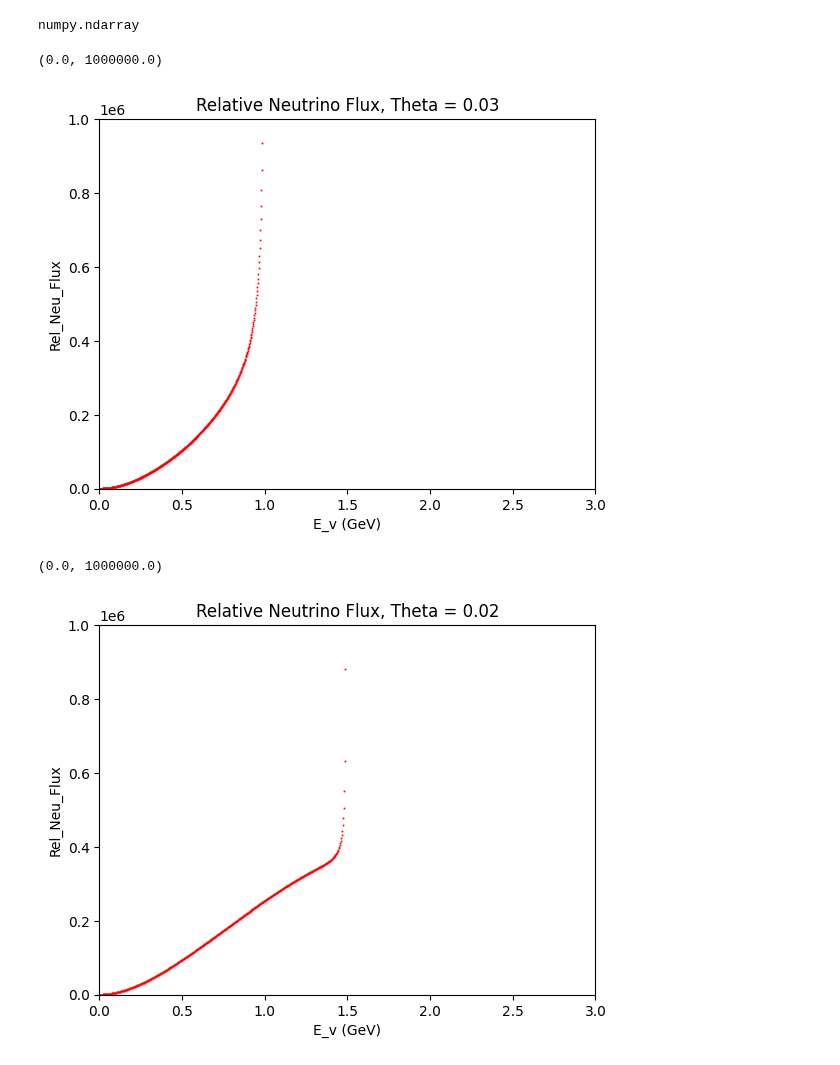
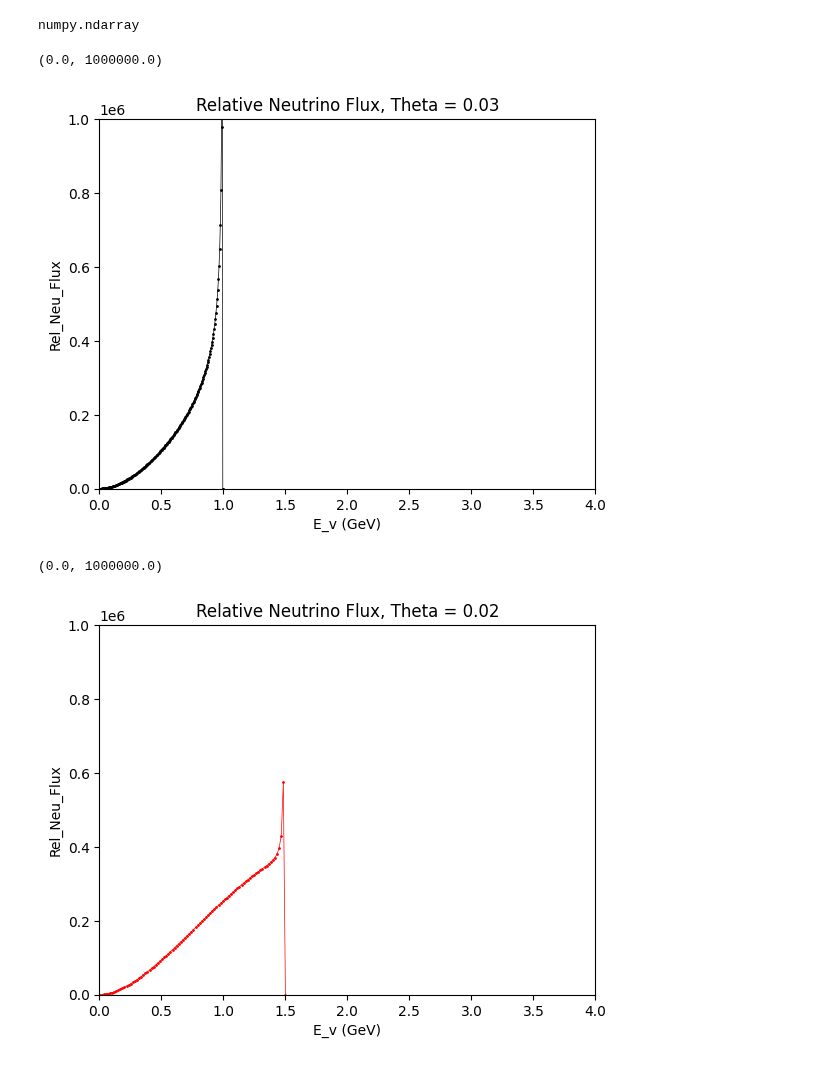
Before and after one commit to MrD0balina/Fourth-Year-Project---Neutrino-Oscillations, a Jupyter notebook: Defining_The_Plotting_Functions_Lists.ipynb, the cells around one changed output. Cells and saved outputs as stored; diff of their text form; code cells hidden in the pictures.

```diff
--- a/Defining_The_Plotting_Functions_Lists.ipynb
+++ b/Defining_The_Plotting_Functions_Lists.ipynb
@@ -584,19 +582,30 @@ type(Rel_Neu_Flux)
 # %% [output]
 numpy.ndarray
 # %%
-plt.scatter( E_v , Rel_Neu_Flux , s = 0.2 , c = "r" , marker = "x" )
+E_v = np.linspace( 0 , 1 , 200 )
+theta = 0.03
+
+cos_theta_star = (  ( 1 - ( ( E_v ** 2 ) / ( E_v_star ** 2 ) ) * ( ( 1 / ( ( cos(theta) ) ** 2 ) ) - 1 ) ) ** ( 1 / 2 ) )
+
+E_pi = (  (m_pi * E_v )    /  (   E_v_star * ( 1 + cos_theta_star )  )   )
+
+Rel_Neu_Flux = ( ( ( E_pro - E_pi ) ** 5 ) * ( ( E_pi * E_v ) / ( cos_theta_star ) ) )
+
+Rel_Neu_Flux[np.isnan(Rel_Neu_Flux)] = 0
+
+plt.plot( E_v , Rel_Neu_Flux , "-o" , color = "black", linewidth = 0.5 , markersize = 1  )
 
 plt.title("Relative Neutrino Flux, Theta = 0.03")
 plt.xlabel("E_v (GeV)")
 plt.ylabel("Rel_Neu_Flux")
 
-plt.xlim(0, 3)
+plt.xlim(0, 4)
 plt.ylim(0, 1e6)
 # %% [output]
 (0.0, 1000000.0)
-[figure, old version]
+[figure, new version]
 # %%
-E_v = np.linspace( 0 , 1.5 , 500 )
+E_v = np.linspace( 0 , 1.5 , 90 )
 
 theta = 0.02
 
@@ -606,17 +615,17 @@ E_pi = (  (m_pi * E_v )    /  (   E_v_star * ( 1 + cos_theta_star )  )   )
 
 Rel_Neu_Flux = ( ( ( E_pro - E_pi ) ** 5 ) * ( ( E_pi * E_v ) / ( cos_theta_star ) ) )
 
+Rel_Neu_Flux[np.isnan(Rel_Neu_Flux)] = 0
 
-
-plt.scatter( E_v , Rel_Neu_Flux , s = 0.2 , c = "r" , marker = "x" )
+plt.plot( E_v , Rel_Neu_Flux , "-o" , color = "red", linewidth = 0.5 , markersize = 1  )
 
 plt.title("Relative Neutrino Flux, Theta = 0.02")
 plt.xlabel("E_v (GeV)")
 plt.ylabel("Rel_Neu_Flux")
 
-plt.xlim(0, 3)
+plt.xlim(0, 4)
 plt.ylim(0, 1e6)
 # %% [output]
 (0.0, 1000000.0)
-[figure, old version]
+[figure, new version]
 # %%
```
Also changed, not shown: parts of 4 cells of this notebook.
